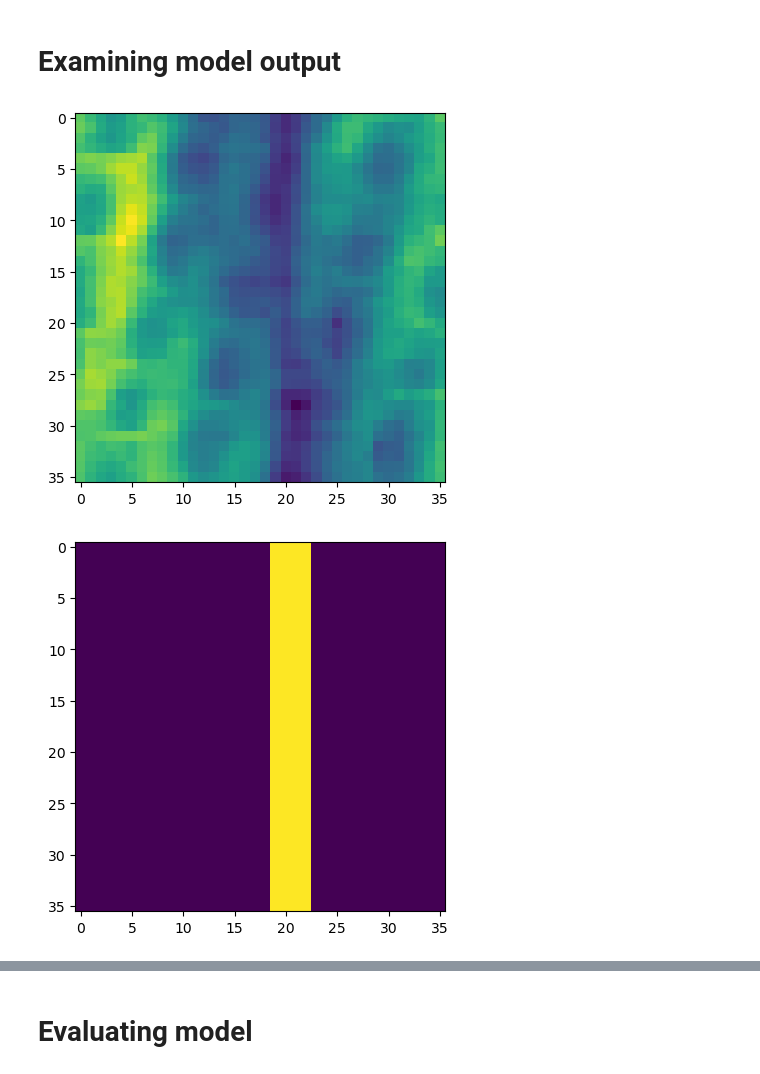
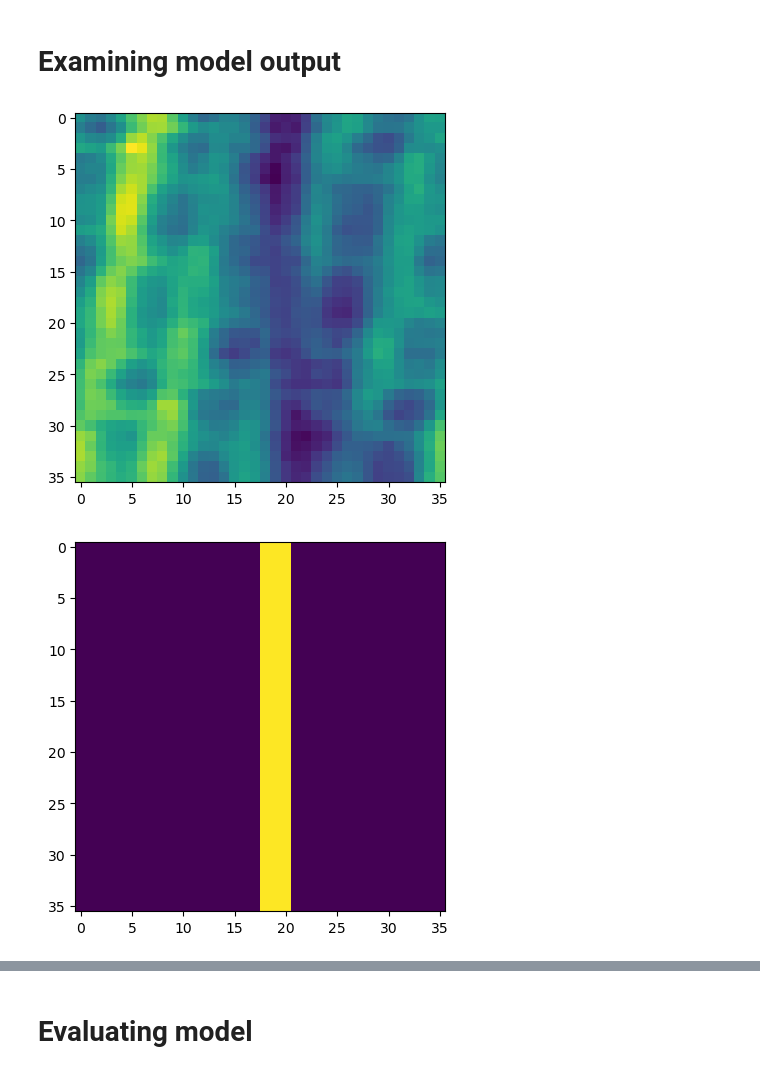
Before and after one commit to EllingtonKirby/Pipe-Corrosion-Detection, a Jupyter notebook: evaluation.ipynb, the cells around one changed output, grey strips where cells are left out. Cells and saved outputs as stored; diff of their text form; code cells hidden in the pictures.

```diff
--- a/evaluation.ipynb
+++ b/evaluation.ipynb
@@ -51,11 +51,12 @@ import unet
 
 model = unet.UNet(n_channels=1, n_classes=1, n_steps=4)
 # model = baseline.Baseline()
-model.load_state_dict(torch.load('./checkpoints/unet/unet_16.pt', map_location=torch.device('cpu')))
+model.load_state_dict(torch.load('./checkpoints/unet/unet_18.pt', map_location=torch.device('cpu')))
 test_df = data_pipeline.build_test_dataframe(use_processed_images=False, limit_well_number=None)
 train_df = data_pipeline.build_dataframe(use_processed_images=False, limit_well_number=None)
 X_test, X_names, X_train, Y_train = data_pipeline.build_test_dataloaders(test_df, train_df, apply_scaling=True)
 test_dl = DataLoader(TensorDataset(X_test), batch_size=1)
+train_dl = DataLoader(TensorDataset(X_train, Y_train), batch_size=1)
 train_data = torch.from_numpy(np.vstack(train_df['data'].to_numpy()))
 train_data = torch.nan_to_num(train_data)
 test_data = torch.from_numpy(np.vstack(test_df['data'].to_numpy()))
@@ -64,17 +65,21 @@ outliers = ((test_data.min(dim=1, keepdim=True).values < -10) == True).flatten()
 # %% [markdown]
 # Examining model output
 # %%
-example = 10
-img = X_train[example].view(36, 36)
-plt.imshow(img)
+example = 6
+img = X_train[example].reshape(-1,1,36,36)
+plt.imshow(img.view(36, 36))
 plt.show()
-out_1, _ = model(img.view(-1, 1, 36, 36))
-pred_1 = ((F.sigmoid(out_1.reshape(36, 36)) > .1)*1)
+model.eval()
+
+with torch.no_grad():
+    out_1, _ = model(img)
+    pred_1 = ((F.sigmoid(out_1) > .1)*1)
+
 plt.imshow(Y_train[example].view(36, 36))
 plt.show()
 
-plt.imshow(pred_1)
+plt.imshow(pred_1.view(36, 36))
 plt.show()
 # %% [output]
-[figure, old version]
+[figure, new version]
-[figure, old version]
+[figure, new version]
```
Also changed, not shown: parts of 10 cells of this notebook, 2 other files.
